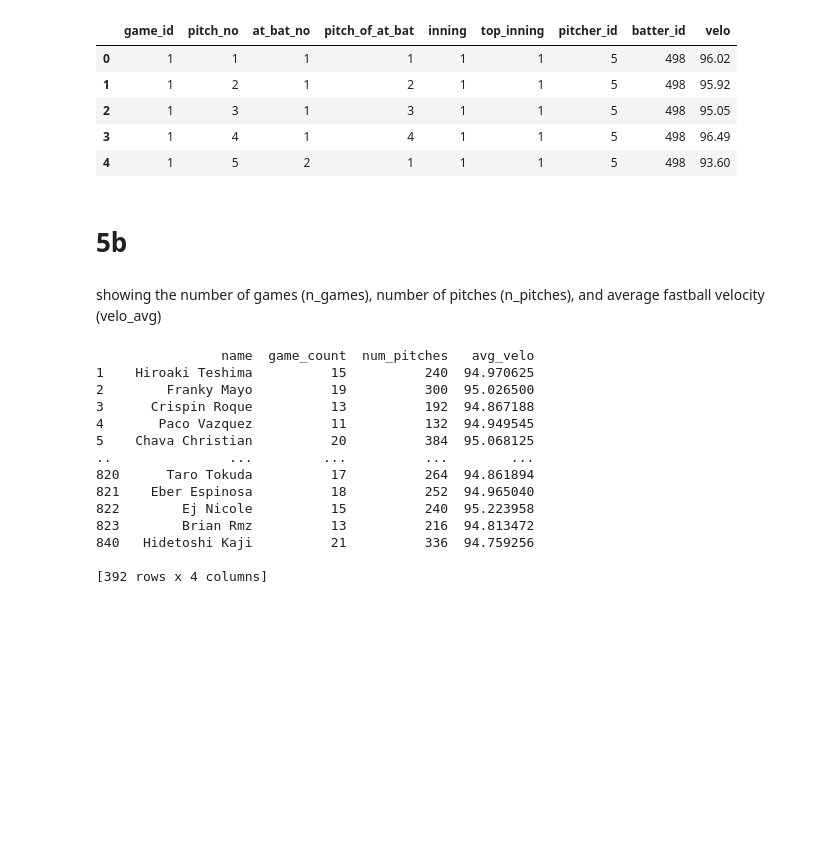
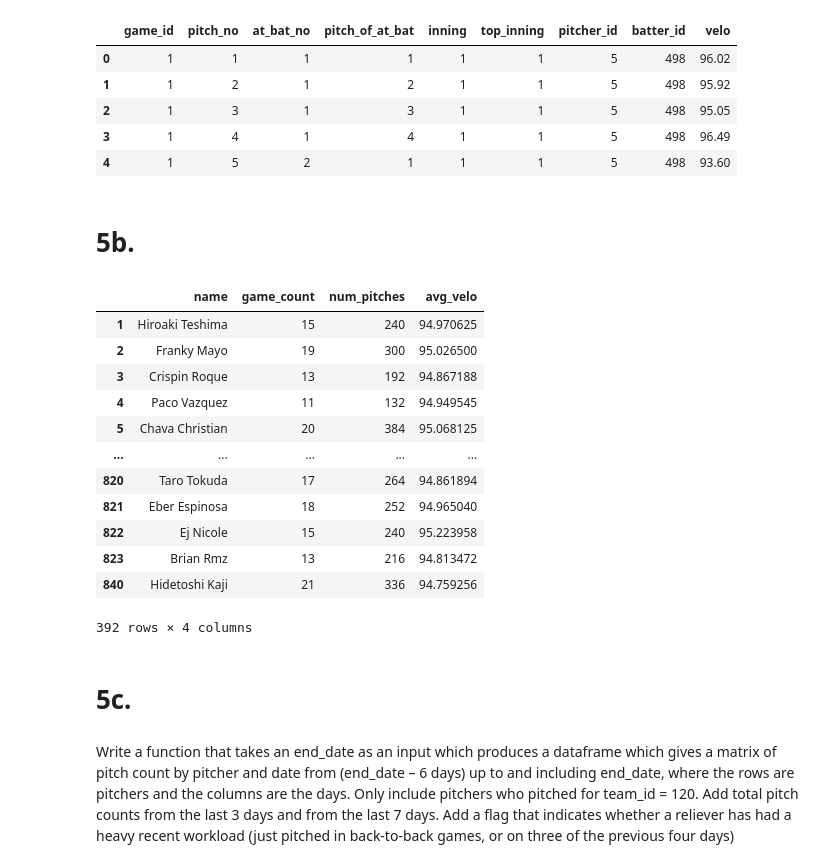
Before and after one commit to reetyf/nats, a Jupyter notebook: hweinschenk_nats_r_and_d.ipynb, the cells around one changed output. Drawn from its saved outputs; the diff is of its cells as text; code cells hidden in the pictures; blank space fills up the shorter version.

```diff
--- a/hweinschenk_nats_r_and_d.ipynb
+++ b/hweinschenk_nats_r_and_d.ipynb
@@ -416,4 +416,4 @@ game_lookup.to_csv('game_lookup.csv')
 player_lookup.to_csv('player_lookup.csv')
 pitches.to_csv('pitches.csv')
 # %% [markdown]
-# 5b
+# 5b.
@@ -427,4 +420 @@ pitches.to_csv('pitches.csv')
-# %% [markdown]
-showing the number
-of games (n_games), number of pitches (n_pitches), and average fastball velocity (velo_avg)
 # %%
@@ -460,17 +450,27 @@ def pitcher_summary(player_lookup, game_lookup, pitches, start_date, end_date):
 # %%
-pitcher_summary(player_lookup,game_lookup,pitches,'2023-04-01','2023-05-01')
+pitcher_summary = pitcher_summary(player_lookup,game_lookup,pitches,'2023-04-01','2023-05-01')
-# %% [output]
-                name  game_count  num_pitches   avg_velo
-1    Hiroaki Teshima          15          240  94.970625
-2        Franky Mayo          19          300  95.026500
-3      Crispin Roque          13          192  94.867188
-4       Paco Vazquez          11          132  94.949545
-5    Chava Christian          20          384  95.068125
-..               ...         ...          ...        ...
-820      Taro Tokuda          17          264  94.861894
-821    Eber Espinosa          18          252  94.965040
-822        Ej Nicole          15          240  95.223958
-823        Brian Rmz          13          216  94.813472
-840   Hidetoshi Kaji          21          336  94.759256
-
-[392 rows x 4 columns]
+# %%
+pitcher_summary
+# %% [output]
+|  | name | game_count | num_pitches | avg_velo |
+| 1 | Hiroaki Teshima | 15 | 240 | 94.970625 |
+| 2 | Franky Mayo | 19 | 300 | 95.026500 |
+| 3 | Crispin Roque | 13 | 192 | 94.867188 |
+| 4 | Paco Vazquez | 11 | 132 | 94.949545 |
+| 5 | Chava Christian | 20 | 384 | 95.068125 |
+| ... | ... | ... | ... | ... |
+| 820 | Taro Tokuda | 17 | 264 | 94.861894 |
+| 821 | Eber Espinosa | 18 | 252 | 94.965040 |
+| 822 | Ej Nicole | 15 | 240 | 95.223958 |
+| 823 | Brian Rmz | 13 | 216 | 94.813472 |
+| 840 | Hidetoshi Kaji | 21 | 336 | 94.759256 |
+392 rows × 4 columns
+# %% [markdown]
+# 5c.
+# %% [markdown]
+Write a function that takes an end_date as an input which produces a dataframe which gives a
+matrix of pitch count by pitcher and date from (end_date – 6 days) up to and including
+end_date, where the rows are pitchers and the columns are the days. Only include pitchers who
+pitched for team_id = 120. Add total pitch counts from the last 3 days and from the last 7 days.
+Add a flag that indicates whether a reliever has had a heavy recent workload (just pitched in
+back-to-back games, or on three of the previous four days)
```
Also changed, not shown: parts of 5 cells of this notebook.
